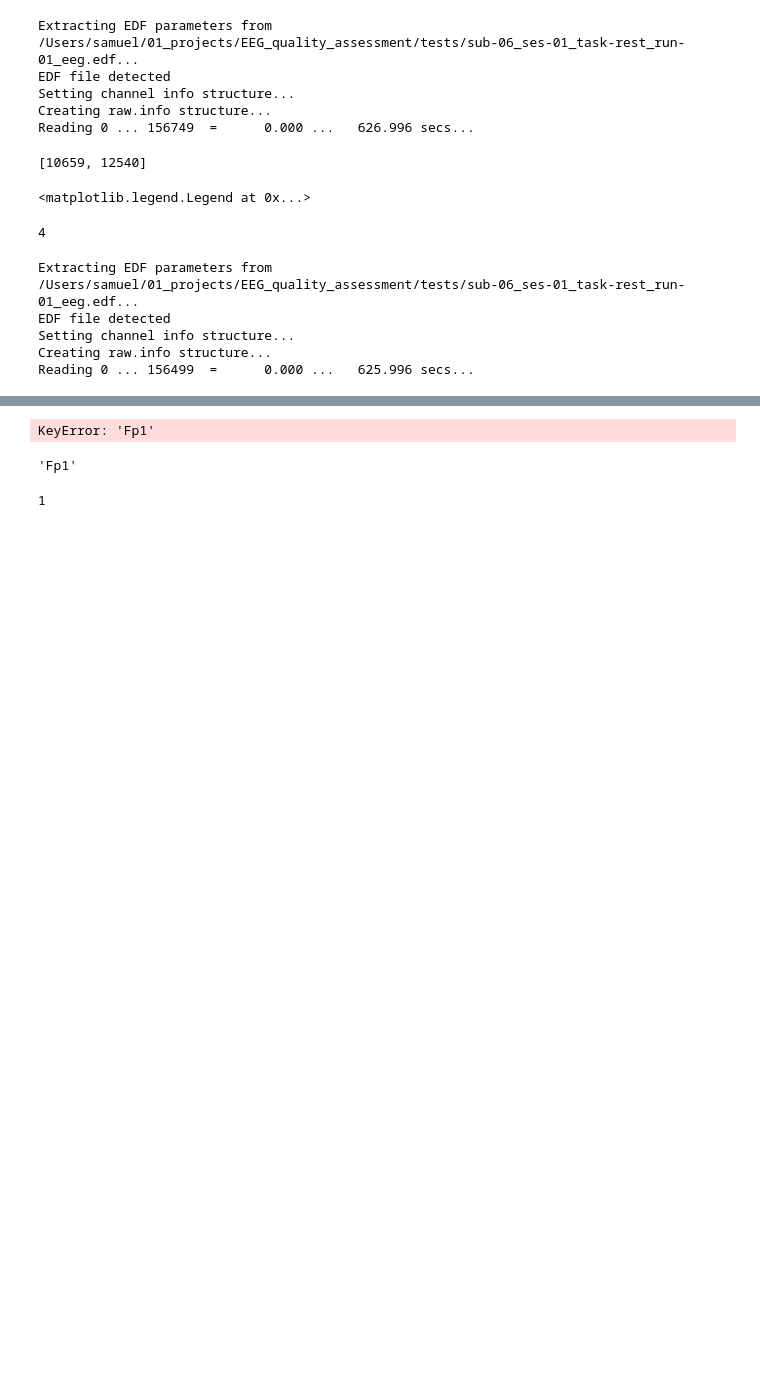
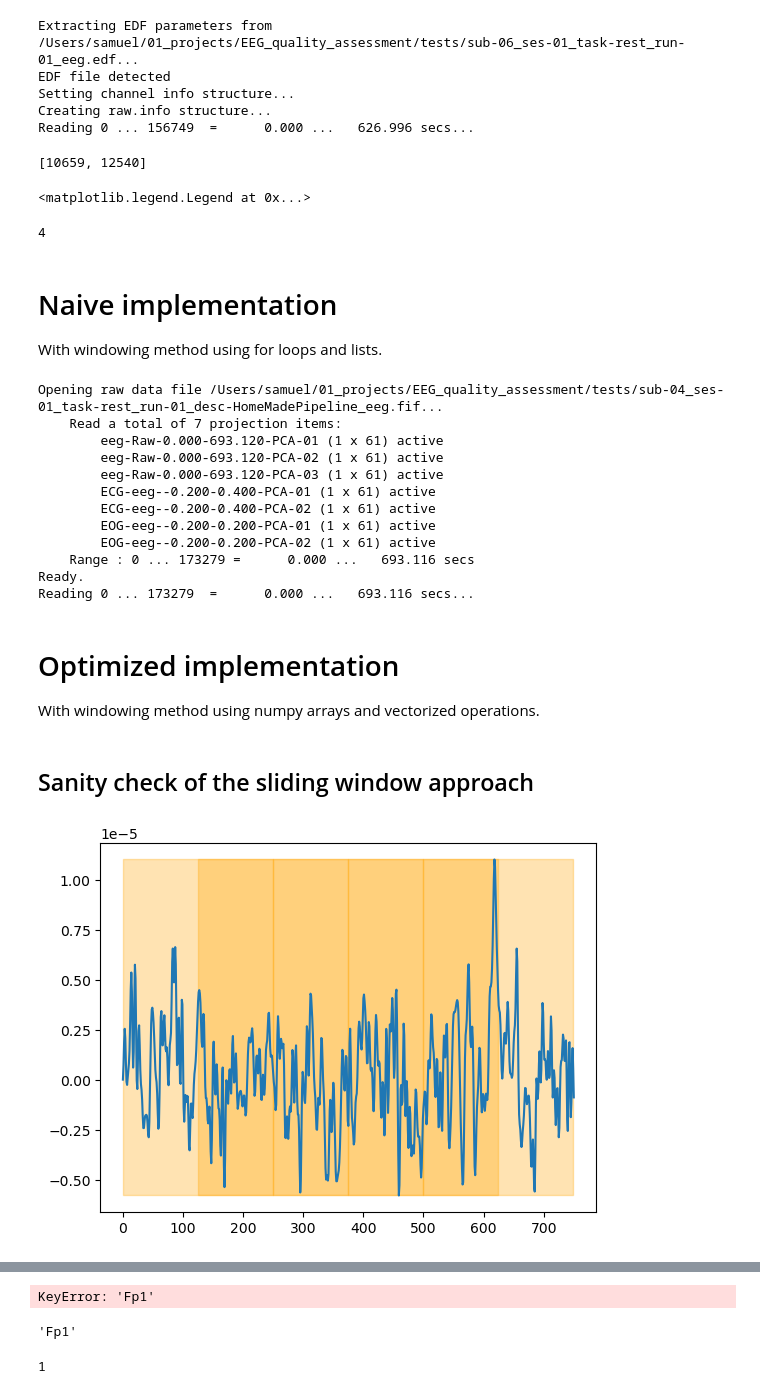
Before and after one commit to Sam54000/EEG_quality_assessment, a Jupyter notebook: src/EEG_quality_assessment/development_lab.ipynb, the cells around one changed output, grey strips where cells are left out. Saved outputs shown, nothing was run; the diff lists cells and outputs as text; code cells hidden in the pictures; blank space fills up the shorter version.

```diff
--- a/src/EEG_quality_assessment/development_lab.ipynb
+++ b/src/EEG_quality_assessment/development_lab.ipynb
@@ -104,21 +104,25 @@ l = [1,2,3,4,5,6,7,8,9,10]
 l[3]
 # %% [output]
 4
+# %% [markdown]
+# Naive implementation
+With windowing method using for loops and lists.
 # %%
 import mne
 import numpy as np
 import matplotlib.pyplot as plt
-from EEG_quality_assessment import frequency_spectrums, signal_metrics
-raw = mne.io.read_raw_edf(
-    '/Users/samuel/01_projects/EEG_quality_assessment/tests/sub-06_ses-01_task-rest_run-01_eeg.edf',
+from EEG_quality_assessment import frequency_analysis, time_analysis
+raw = mne.io.read_raw_fif(
+    '/Users/samuel/01_projects/EEG_quality_assessment/tests/sub-04_ses-01_task-rest_run-01_desc-HomeMadePipeline_eeg.fif',
     preload=True,
-    encoding='latin1')
-spectrum_object = frequency_spectrums.Spectrum()
+)
+spectrum_object = frequency_analysis.Spectrum()
 fft = spectrum_object.calculate_fft(raw)
 amplitude = spectrum_object.copy().calculate_amplitude()
 amplitude._set_frequency_of_interest(18)
 zscore = amplitude.copy().calculate_zscore()
 snr = amplitude.copy().calculate_snr()
+
 time_window = 1
 overlap = 0.5
 data = raw.get_data()
@@ -149,12 +153,49 @@ for channel_nb in range(data.shape[0]):
         segment = data[channel_nb, int(start):int(end)]
         ch_name = raw.info['ch_names'][channel_nb]
         for metric in metrics[ch_name]:
-            metrics[ch_name][metric].append(getattr(signal_metrics, metric)(segment))
+            metrics[ch_name][metric].append(getattr(time_analysis, metric)(segment))
 
-        metrics[ch_name]['amplitudes']
+    metrics[ch_name]['amplitudes'] = amplitude.spectrum[channel_nb, :]
+    metrics[ch_name]['snr'] = snr.spectrum[channel_nb, :]
+    metrics[ch_name]['zscore'] = zscore.spectrum[channel_nb, :]
 # %% [output]
-Extracting EDF parameters from /Users/samuel/01_projects/EEG_quality_assessment/tests/sub-06_ses-01_task-rest_run-01_eeg.edf...
-EDF file detected
-Setting channel info structure...
-Creating raw.info structure...
-Reading 0 ... 156499  =      0.000 ...   625.996 secs...
+Opening raw data file /Users/samuel/01_projects/EEG_quality_assessment/tests/sub-04_ses-01_task-rest_run-01_desc-HomeMadePipeline_eeg.fif...
+    Read a total of 7 projection items:
+        eeg-Raw-0.000-693.120-PCA-01 (1 x 61) active
+        eeg-Raw-0.000-693.120-PCA-02 (1 x 61) active
+        eeg-Raw-0.000-693.120-PCA-03 (1 x 61) active
+        ECG-eeg--0.200-0.400-PCA-01 (1 x 61) active
+        ECG-eeg--0.200-0.400-PCA-02 (1 x 61) active
+        EOG-eeg--0.200-0.200-PCA-01 (1 x 61) active
+        EOG-eeg--0.200-0.200-PCA-02 (1 x 61) active
+    Range : 0 ... 173279 =      0.000 ...   693.116 secs
+Ready.
+Reading 0 ... 173279  =      0.000 ...   693.116 secs...
+# %% [markdown]
+# Optimized implementation
+With windowing method using numpy arrays and vectorized operations.
+# %% [markdown]
+## Sanity check of the sliding window approach
+# %%
+from numpy.lib.stride_tricks import sliding_window_view
+channel = 'Fp1'
+chan_nb = raw.info['ch_names'].index(channel)
+time_window = 1
+overlap = 0.5
+copy_raw = raw.copy().crop(0,3)
+data = copy_raw.get_data()
+time_samples = np.arange(0, data.shape[1])
+window_samples = int((time_window*raw.info['sfreq']))
+step = int(window_samples - window_samples*overlap)
+window_view = sliding_window_view(time_samples,
+                                  window_samples)[::step]
+plt.plot(data[chan_nb,:])
+
+for jump in range(window_view.shape[0]):
+    plt.fill_between(window_view[jump,:],
+                     y1 = np.min(data[chan_nb,:]),
+                     y2 = np.max(data[chan_nb,:]),
+                     alpha = 0.3,
+                     color = 'orange')
+# %% [output]
+[figure, added]
```
Also changed, not shown: parts of 21 cells of this notebook, 3 other files.
